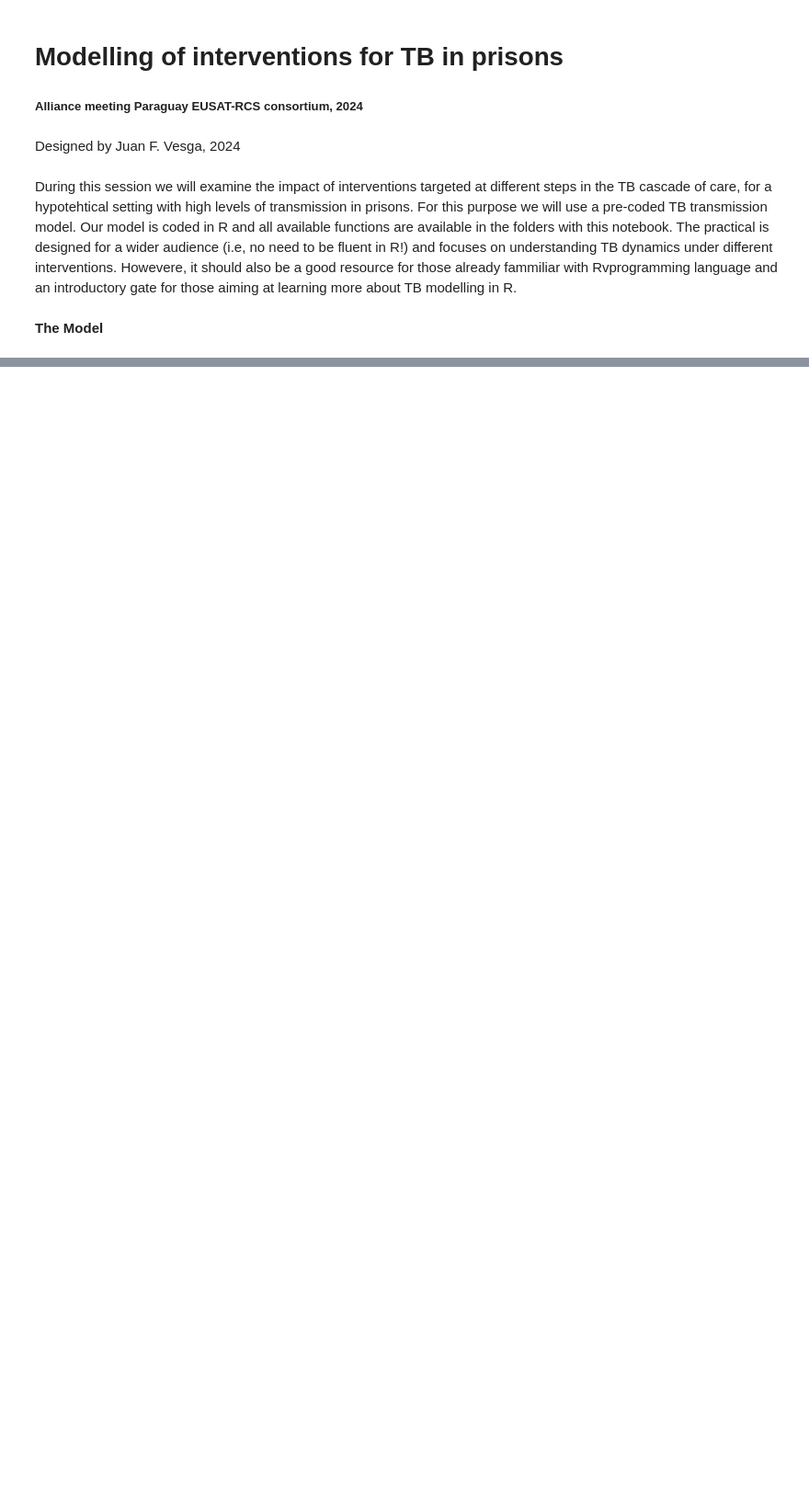
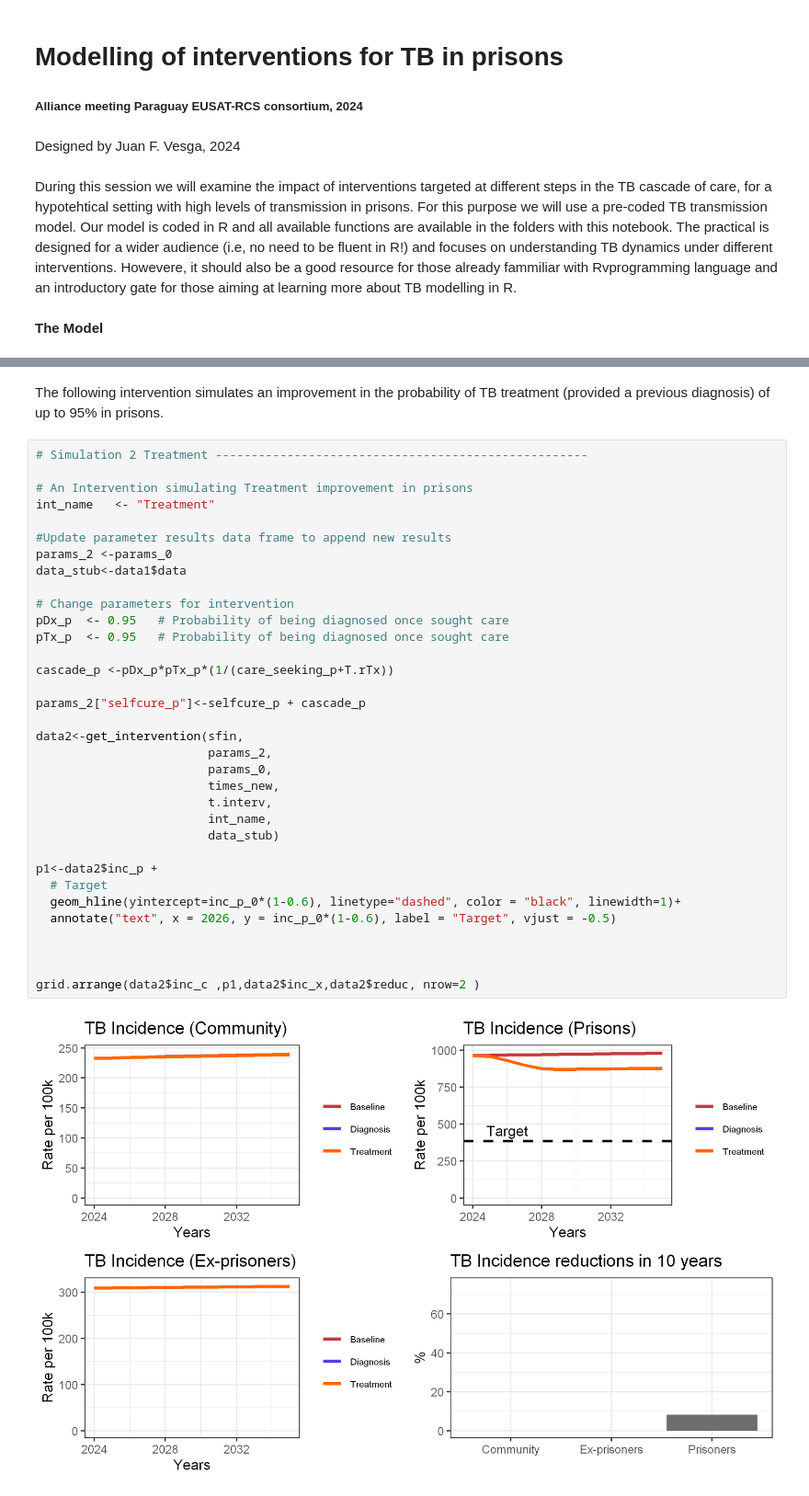
Before and after one commit to juanvesga/TB_workshop, a Jupyter notebook: practical.ipynb, the cells around one changed output, grey strips where cells are left out. Shown: that part at 92% size. Cells and saved outputs as stored; diff of their text form; blank space fills up the shorter version.

```diff
--- a/practical.ipynb
+++ b/practical.ipynb
@@ -280,0 +262,38 @@ grid.arrange(data5$inc_c ,data5$inc_p,data5$inc_x, nrow=2 )
+# %% [markdown]
+The following intervention simulates an improvement in the probability of TB treatment (provided a previous diagnosis) of up to 95% in prisons.
+# %%
+# Simulation 2 Treatment ----------------------------------------------------
+
+# An Intervention simulating Treatment improvement in prisons
+int_name   <- "Treatment"
+
+#Update parameter results data frame to append new results
+params_2 <-params_0
+data_stub<-data1$data
+
+# Change parameters for intervention
+pDx_p  <- 0.95   # Probability of being diagnosed once sought care
+pTx_p  <- 0.95   # Probability of being diagnosed once sought care
+
+cascade_p <-pDx_p*pTx_p*(1/(care_seeking_p+T.rTx))
+
+params_2["selfcure_p"]<-selfcure_p + cascade_p
+
+data2<-get_intervention(sfin,
+                        params_2,
+                        params_0,
+                        times_new,
+                        t.interv,
+                        int_name,
+                        data_stub)
+
+p1<-data2$inc_p +
+  # Target
+  geom_hline(yintercept=inc_p_0*(1-0.6), linetype="dashed", color = "black", linewidth=1)+
+  annotate("text", x = 2026, y = inc_p_0*(1-0.6), label = "Target", vjust = -0.5)
+
+
+
+grid.arrange(data2$inc_c ,p1,data2$inc_x,data2$reduc, nrow=2 )
+# %% [output]
+[figure, added]
```
Also changed, not shown: parts of 40 cells of this notebook, 1 other file.
